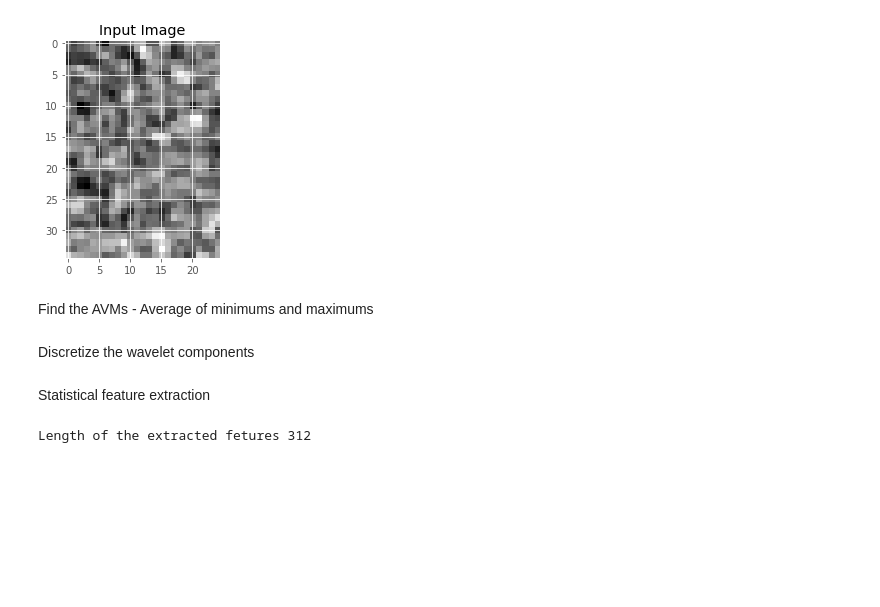
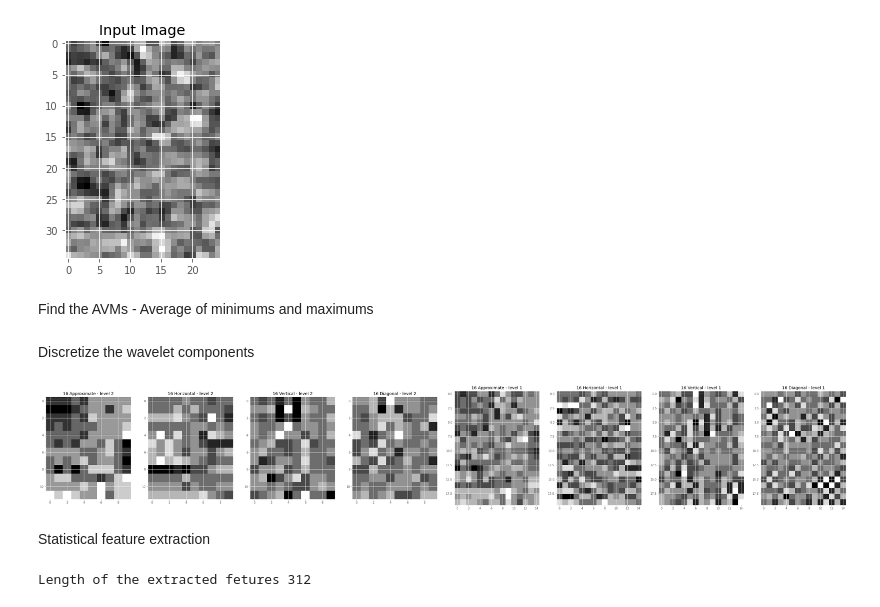
Before and after one commit to Mithunjha/PDAC_Prediction, a Jupyter notebook: Implementation.ipynb, the cells around one changed output. Saved outputs shown, nothing was run; the diff lists cells and outputs as text; code cells hidden in the pictures; blank space fills up the shorter version.

```diff
--- a/Implementation.ipynb
+++ b/Implementation.ipynb
@@ -282,8 +299,10 @@ def discretize(data,j,is_plot = False):
   return A2_new, H2_new, V2_new, D2_new, A1_new, H1_new, V1_new, D1_new
 # %%
 # uncomment to plot discretized wavelet components
-# for j in range(0,1):
-#   A2_new, H2_new, V2_new, D2_new, A1_new, H1_new, V1_new, D1_new = discretize(data,j,is_plot=True)
+for j in range(15,16):
+  A2_new, H2_new, V2_new, D2_new, A1_new, H1_new, V1_new, D1_new = discretize(data,j,is_plot=True)
+# %% [output]
+[figure, added]
 # %% [markdown]
 Statistical feature extraction
 # %%
```
Also changed, not shown: parts of 57 cells of this notebook.
